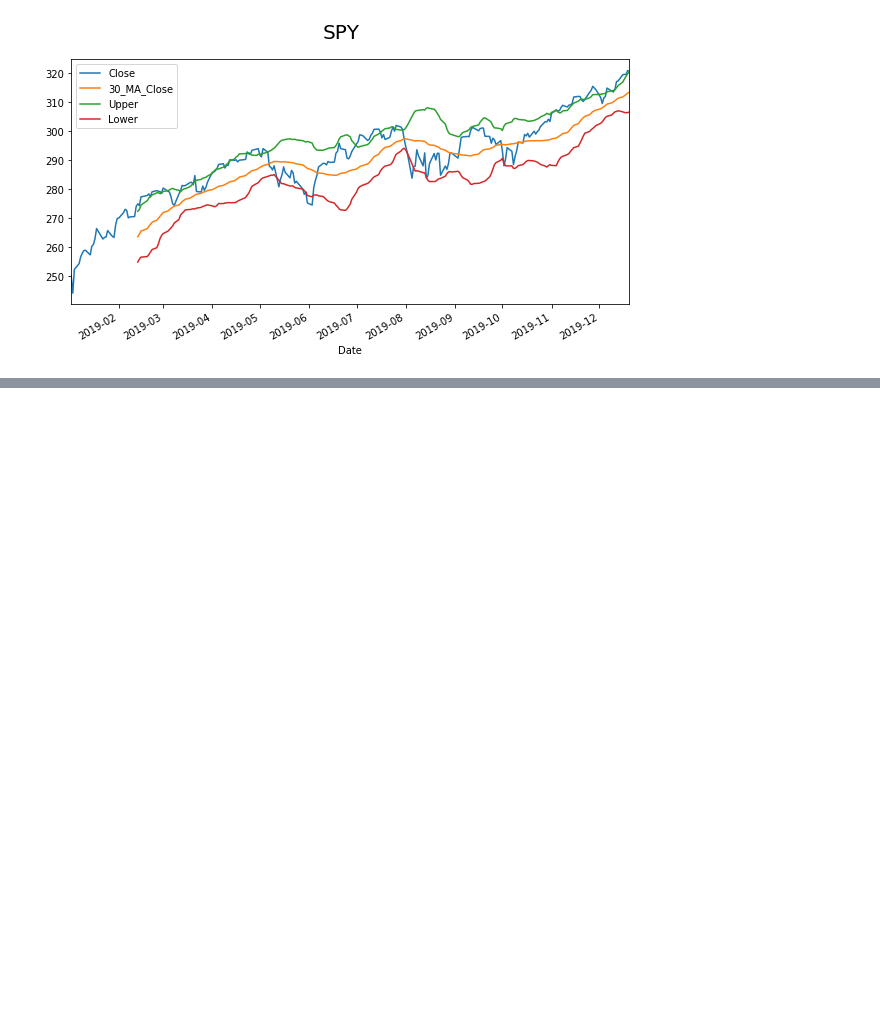
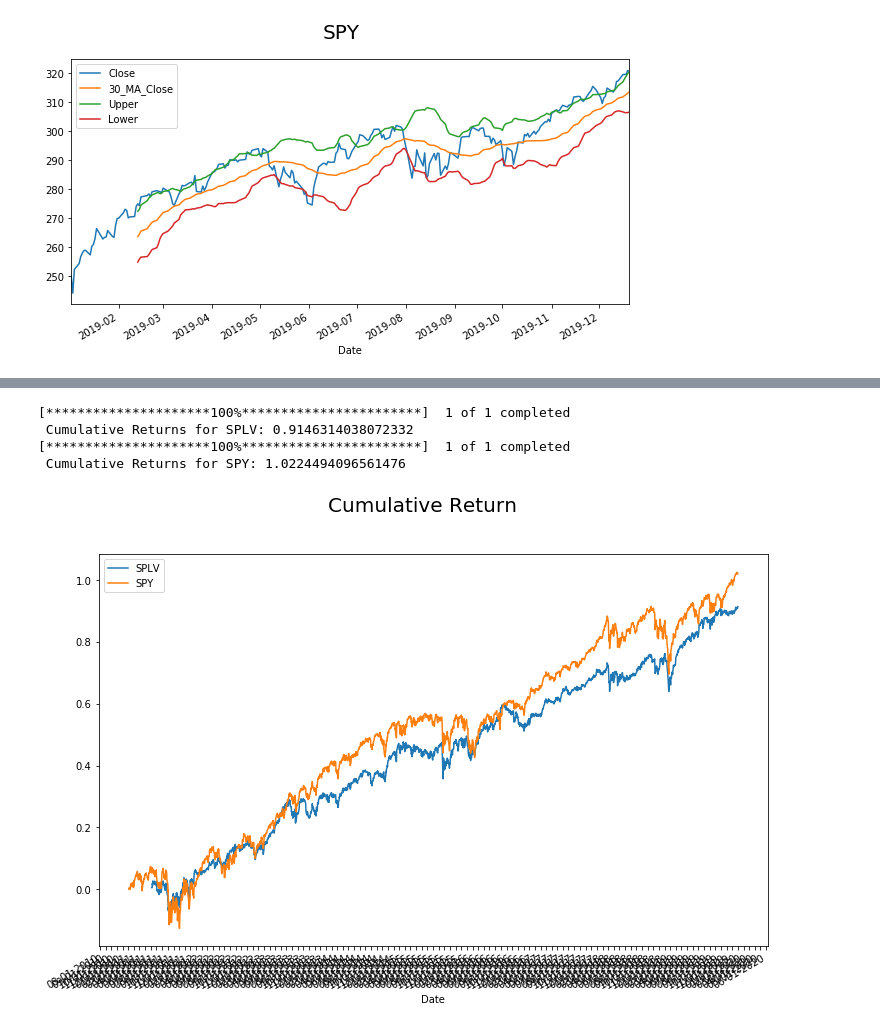
Before and after one commit to angelotc/Decomposition-of-Retail-Companies, a Jupyter notebook: Seasonal Decomposition of Retail Companies.ipynb, the cells around one changed output, grey strips where cells are left out. Cells and saved outputs as stored; diff of their text form; code cells hidden in the pictures; blank space fills up the shorter version.

```diff
--- a/Seasonal Decomposition of Retail Companies.ipynb
+++ b/Seasonal Decomposition of Retail Companies.ipynb
@@ -162,0 +216,30 @@ TypeError: unsupported operand type(s) for +: 'int' and 'str'
+# %%
+def cumulative_return(start_year:int, end_year: int, tickers:[str]):
+    import matplotlib.pyplot as plt
+    from matplotlib.dates import DateFormatter
+    import matplotlib.dates as mdates
+    %matplotlib inline
+    fig, ax = plt.subplots(figsize=(12, 8))
+    ax.xaxis.set_major_locator(mdates.MonthLocator(interval=1))
+    ax.xaxis.set_major_formatter(DateFormatter("%m-%d-%Y"))
+    for ticker in tickers:
+        start_date,end_date = str(start_year) + "-01-01", str(end_year) + "-12-31"
+        data = yf.download(ticker , start = start_date , end = end_date)
+        data['Daily_return']=data['Close']/data['Close'].shift(1)-1
+        data['Daily_return_pct'] = data['Close'].pct_change(1)
+        data['Daily_return_log'] = np.log(data['Close']/data['Close'].shift(1))
+        # Cumulative Returns
+        data[ticker] = np.cumsum(data['Daily_return'])
+        data[ticker][1:].plot() # skip first line
+
+        print(" Cumulative Returns for {}: {} ".format(ticker, data[ticker][-1]))
+    plt.legend()
+    plt.suptitle('Cumulative Return', fontsize=20)
+# %%
+cumulative_return(2011, 2019 ,["SPLV","SPY"])
+# %% [output]
+[*********************100%***********************]  1 of 1 completed
+ Cumulative Returns for SPLV: 0.9146314038072332
+[*********************100%***********************]  1 of 1 completed
+ Cumulative Returns for SPY: 1.0224494096561476
+[figure, added]
```
Also changed, not shown: parts of 7 cells of this notebook.
